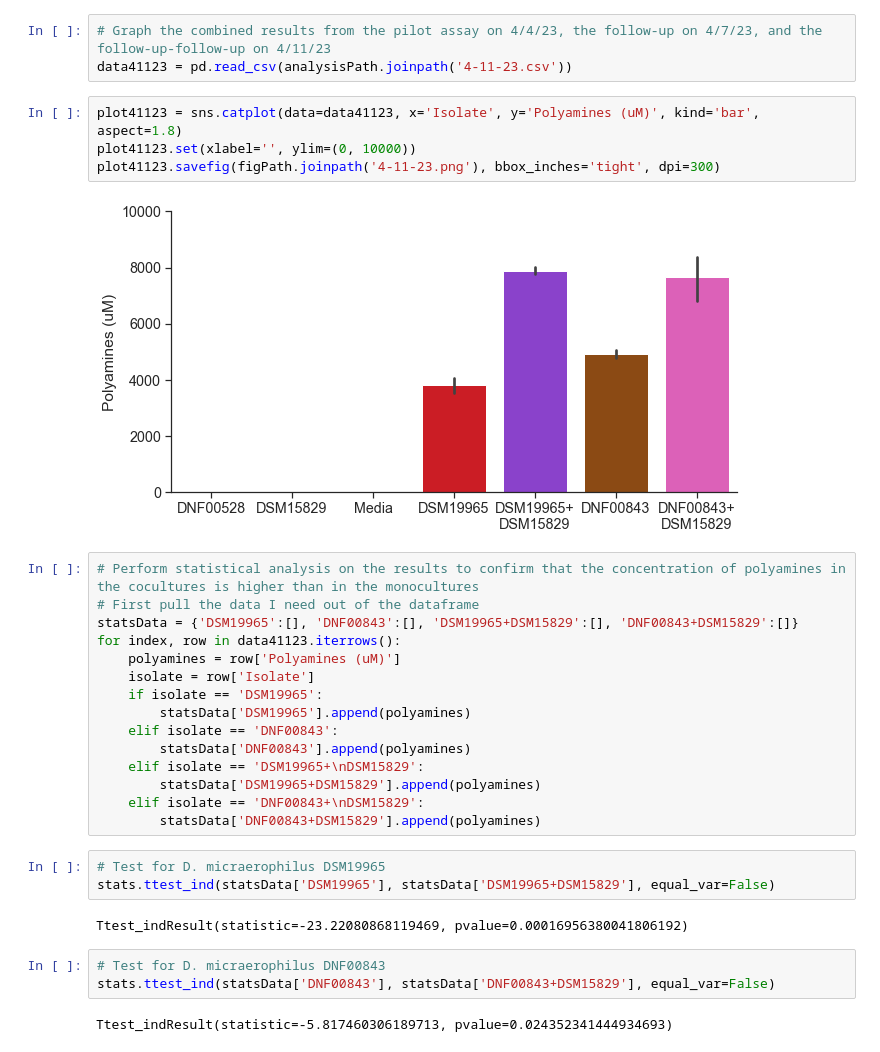
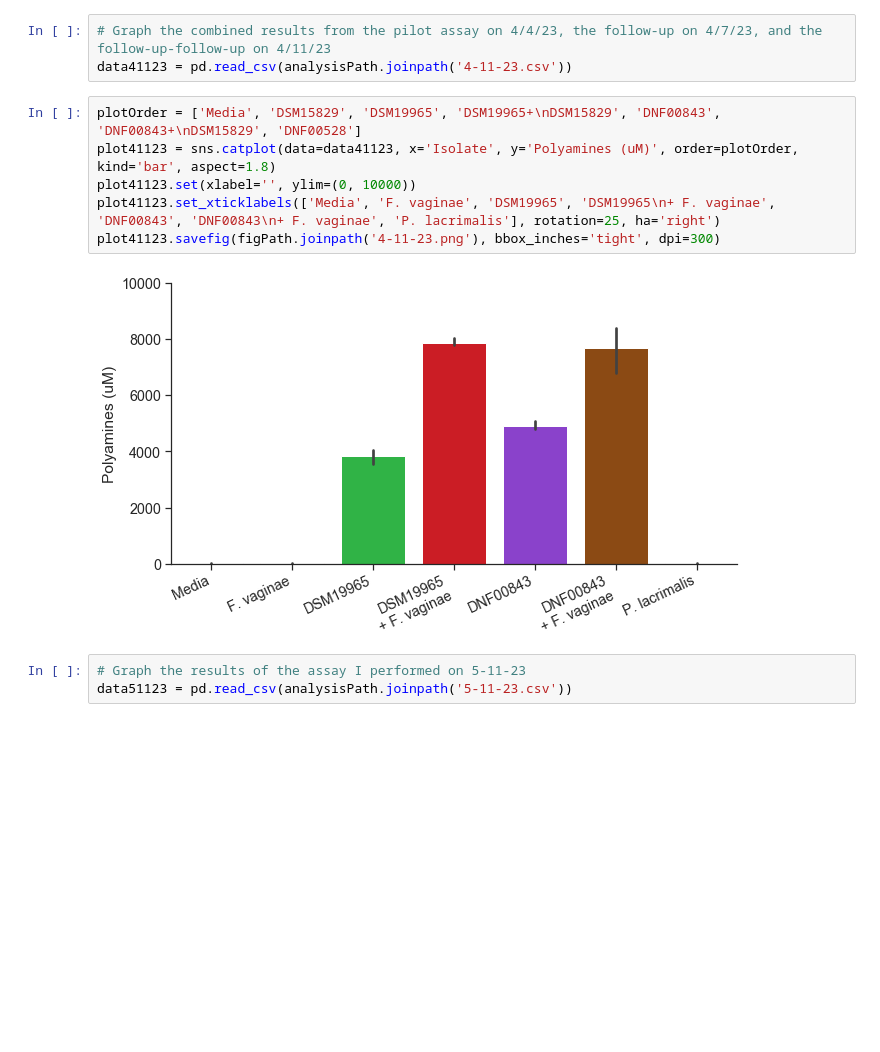
Before and after one commit to elliot-m-lee/vaginal-metaproteomics-biology, a Jupyter notebook: Polyamine Assays.ipynb, the cells around one changed output. Drawn from its saved outputs; the diff is of its cells as text; blank space fills up the shorter version.

Commit message:
Use most updated version of polyamine assays notebook

```diff
--- a/Polyamine Assays.ipynb
+++ b/Polyamine Assays.ipynb
@@ -12,33 +17,13 @@ figPath = Path.cwd().joinpath('figures/polyamine_assays/')
 # Graph the combined results from the pilot assay on 4/4/23, the follow-up on 4/7/23, and the follow-up-follow-up on 4/11/23
 data41123 = pd.read_csv(analysisPath.joinpath('4-11-23.csv'))
 # %%
-plot41123 = sns.catplot(data=data41123, x='Isolate', y='Polyamines (uM)', kind='bar', aspect=1.8)
+plotOrder = ['Media', 'DSM15829', 'DSM19965', 'DSM19965+\nDSM15829', 'DNF00843', 'DNF00843+\nDSM15829', 'DNF00528']
+plot41123 = sns.catplot(data=data41123, x='Isolate', y='Polyamines (uM)', order=plotOrder, kind='bar', aspect=1.8)
 plot41123.set(xlabel='', ylim=(0, 10000))
+plot41123.set_xticklabels(['Media', 'F. vaginae', 'DSM19965', 'DSM19965\n+ F. vaginae', 'DNF00843', 'DNF00843\n+ F. vaginae', 'P. lacrimalis'], rotation=25, ha='right')
 plot41123.savefig(figPath.joinpath('4-11-23.png'), bbox_inches='tight', dpi=300)
 # %% [output]
-[figure, old version]
+[figure, new version]
-# %%
-# Perform statistical analysis on the results to confirm that the concentration of polyamines in the cocultures is higher than in the monocultures
-# First pull the data I need out of the dataframe
-statsData = {'DSM19965':[], 'DNF00843':[], 'DSM19965+DSM15829':[], 'DNF00843+DSM15829':[]}
-for index, row in data41123.iterrows():
-    polyamines = row['Polyamines (uM)']
-    isolate = row['Isolate']
-    if isolate == 'DSM19965':
-        statsData['DSM19965'].append(polyamines)
-    elif isolate == 'DNF00843':
-        statsData['DNF00843'].append(polyamines)
-    elif isolate == 'DSM19965+\nDSM15829':
-        statsData['DSM19965+DSM15829'].append(polyamines)
-    elif isolate == 'DNF00843+\nDSM15829':
-        statsData['DNF00843+DSM15829'].append(polyamines)
-# %%
-# Test for D. micraerophilus DSM19965
-stats.ttest_ind(statsData['DSM19965'], statsData['DSM19965+DSM15829'], equal_var=False)
-# %% [output]
-Ttest_indResult(statistic=-23.22080868119469, pvalue=0.00016956380041806192)
-# %%
-# Test for D. micraerophilus DNF00843
-stats.ttest_ind(statsData['DNF00843'], statsData['DNF00843+DSM15829'], equal_var=False)
-# %% [output]
-Ttest_indResult(statistic=-5.817460306189713, pvalue=0.024352341444934693)
+# %%
+# Graph the results of the assay I performed on 5-11-23
+data51123 = pd.read_csv(analysisPath.joinpath('5-11-23.csv'))
```
Also changed, not shown: parts of 20 cells of this notebook.
